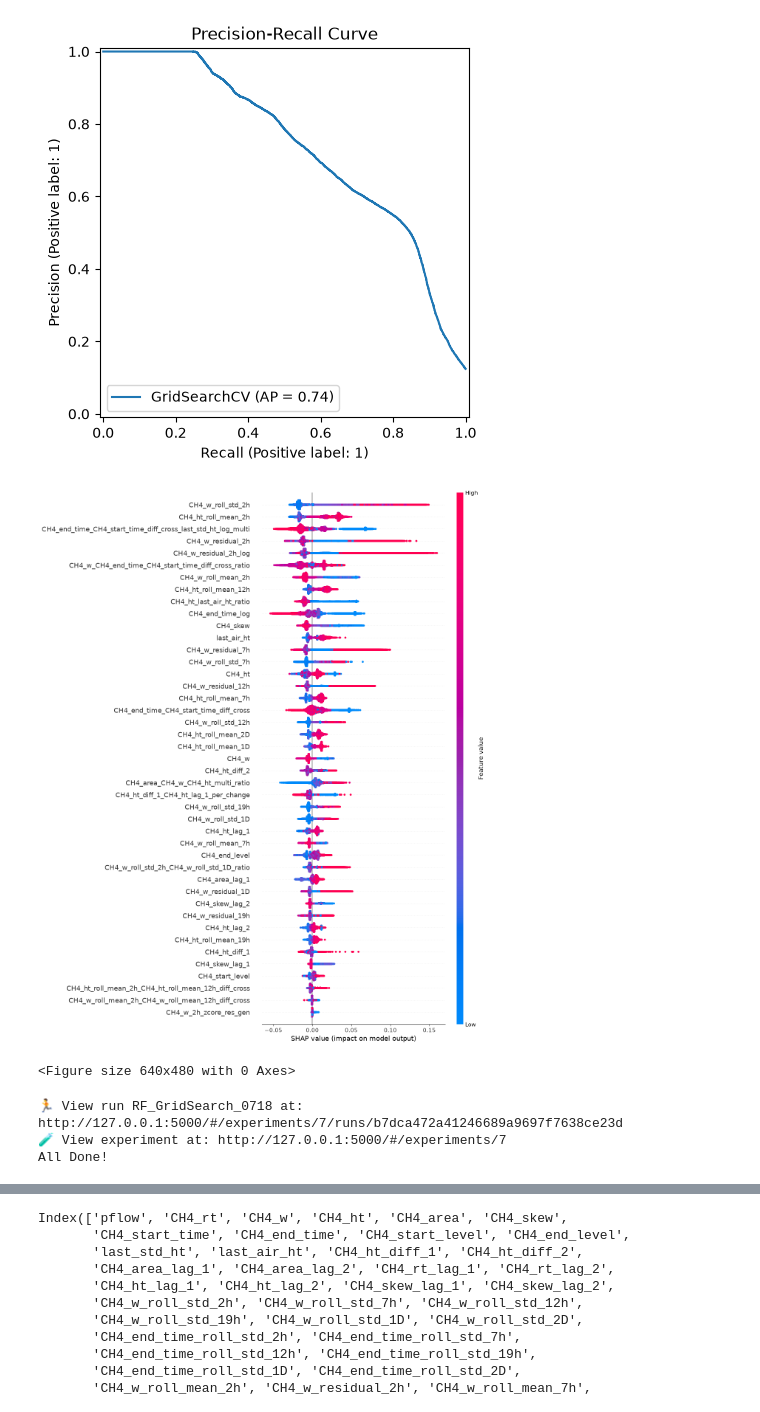
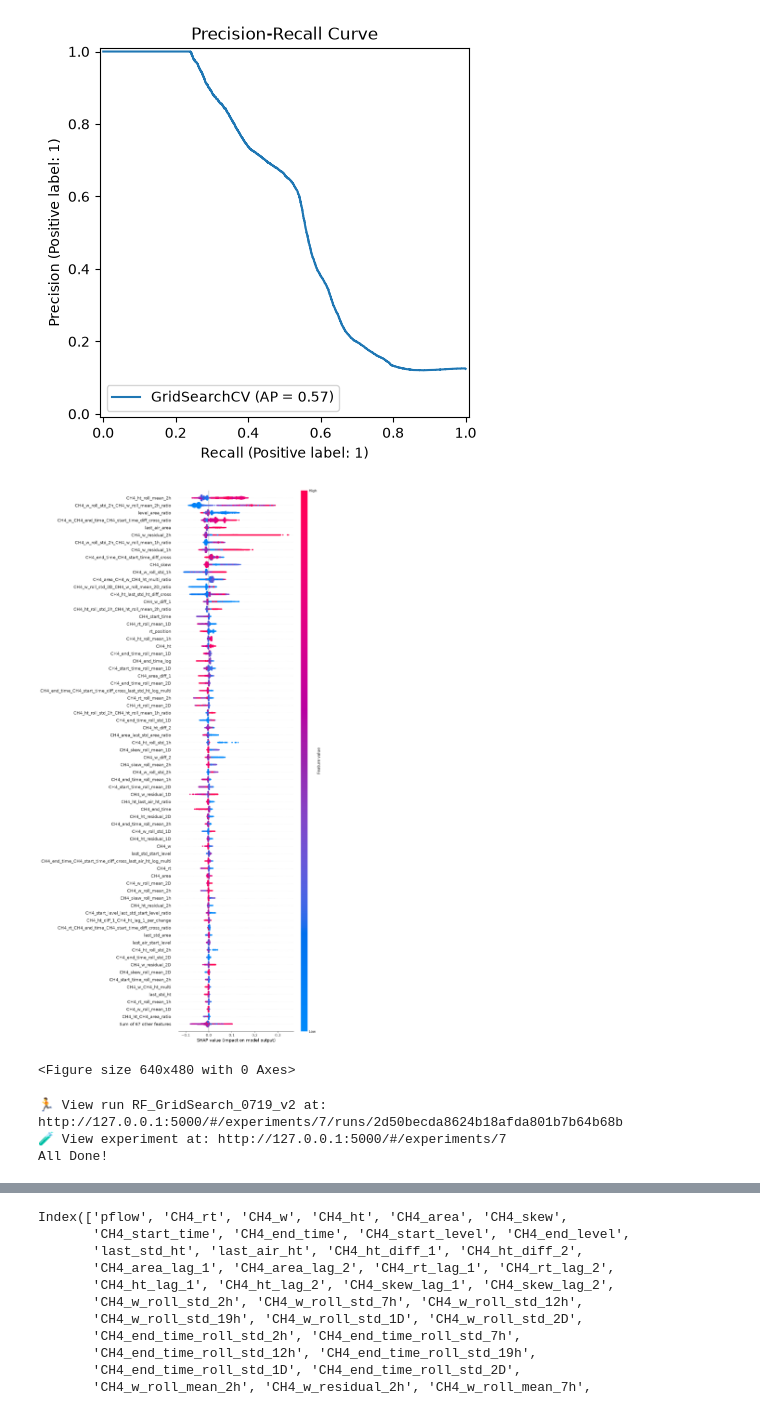
Before and after one commit to mcodcatyu/research_project, a Jupyter notebook: mhd/isnan_flag_all_v1.ipynb, the cells around one changed output, grey strips where cells are left out. Drawn from its saved outputs; the diff is of its cells as text; code cells hidden in the pictures.

```diff
--- a/mhd/isnan_flag_all_v1.ipynb
+++ b/mhd/isnan_flag_all_v1.ipynb
@@ -299,7 +389,8 @@ tsfe = TSFE(feature_cols=feature_cols, feature_config=feature_config)
 
 X_train_final = tsfe.fit_transform(X_train)
 y_train_final = y_train.copy()
-X_train_final = X_train_final[feature_ml]
+print(X_train_final.columns)
+#X_train_final = X_train_final[feature_ml]
 
 pipe_rnd = Pipeline([
     #('scl', StandardScaler()),
@@ -309,9 +400,9 @@ pipe_rnd = Pipeline([
 param_grid = {
     'clf__n_estimators': [100],
     'clf__max_depth': [8],
-    'clf__min_samples_leaf':[5],
+    'clf__min_samples_leaf':[20, 50],
     'clf__random_state':[42],
-    'clf__max_features':['sqrt'],
+    'clf__max_features':[0.6],
     'clf__n_jobs':[-1],
     'clf__class_weight':['balanced']
 }
@@ -355,5 +479,5 @@ X_train_final.head(10)
 # %%
-with mlflow.start_run(run_name="RF_GridSearch_0718") as parent_run:
+with mlflow.start_run(run_name="RF_GridSearch_0719_v2") as parent_run:
     dataset_metadat={
         'feature_cols': feature_cols,
         'feature_config': feature_config
@@ -375,7 +499,7 @@ with mlflow.start_run(run_name="RF_GridSearch_0718") as parent_run:
 
     X_test_final = tsfe.fit_transform(X_test)
     y_test_final = y_test.copy()
-    X_test_final = X_test_final[feature_ml]
+    #X_test_final = X_test_final[feature_ml]
     #=========== Evaluation Report
     y_prob = grid.predict_proba(X_test_final)[:, 1]
     best_threshold, best_f1, best_prec, best_rec = get_best_threshold(y_test_final, y_prob)
@@ -437,6 +561,6 @@ weighted avg       0.92      0.90      0.91    155446
-[figure, old version]
+[figure, new version]
-[figure, old version]
+[figure, new version]
-<Figure size 640x480 with 0 Axes>
-🏃 View run RF_GridSearch_0718 at: http://127.0.0.1:5000/#/experiments/7/runs/b7dca472a41246689a9697f7638ce23d
-🧪 View experiment at: http://127.0.0.1:5000/#/experiments/7
-All Done!
+<Figure size 640x480 with 0 Axes>
+🏃 View run RF_GridSearch_0719_v2 at: http://127.0.0.1:5000/#/experiments/7/runs/2d50becda8624b18afda801b7b64b68b
+🧪 View experiment at: http://127.0.0.1:5000/#/experiments/7
+All Done!
```
Also changed, not shown: parts of 13 cells of this notebook, 4 other files.
